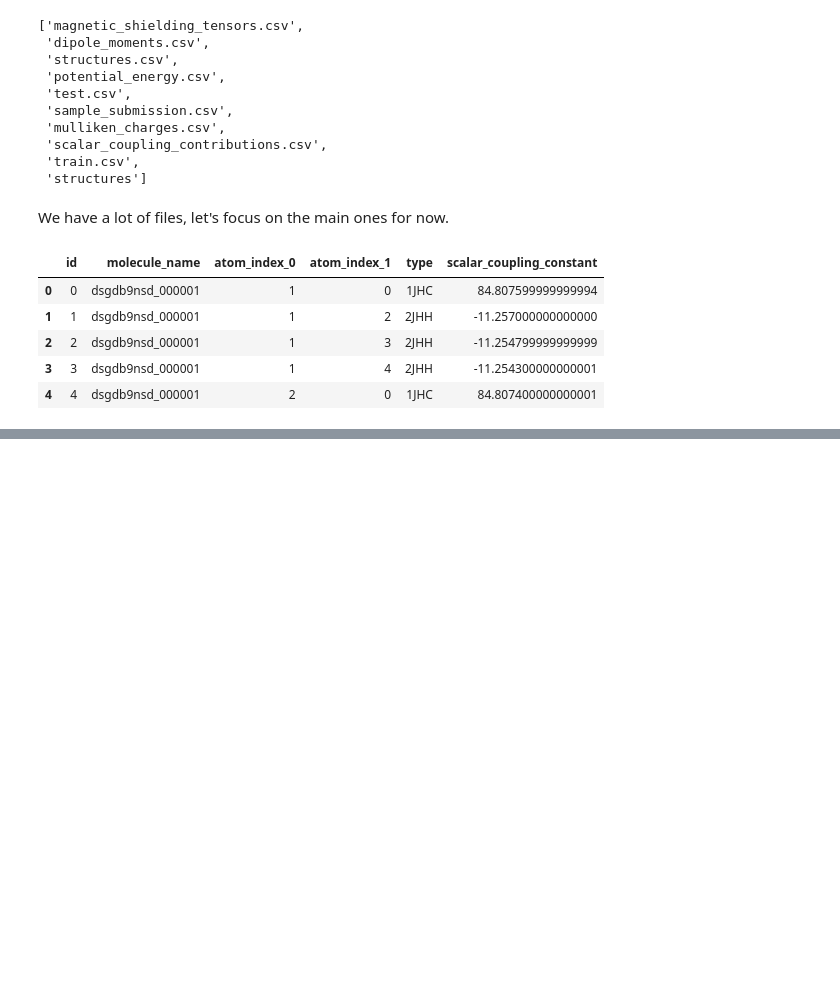
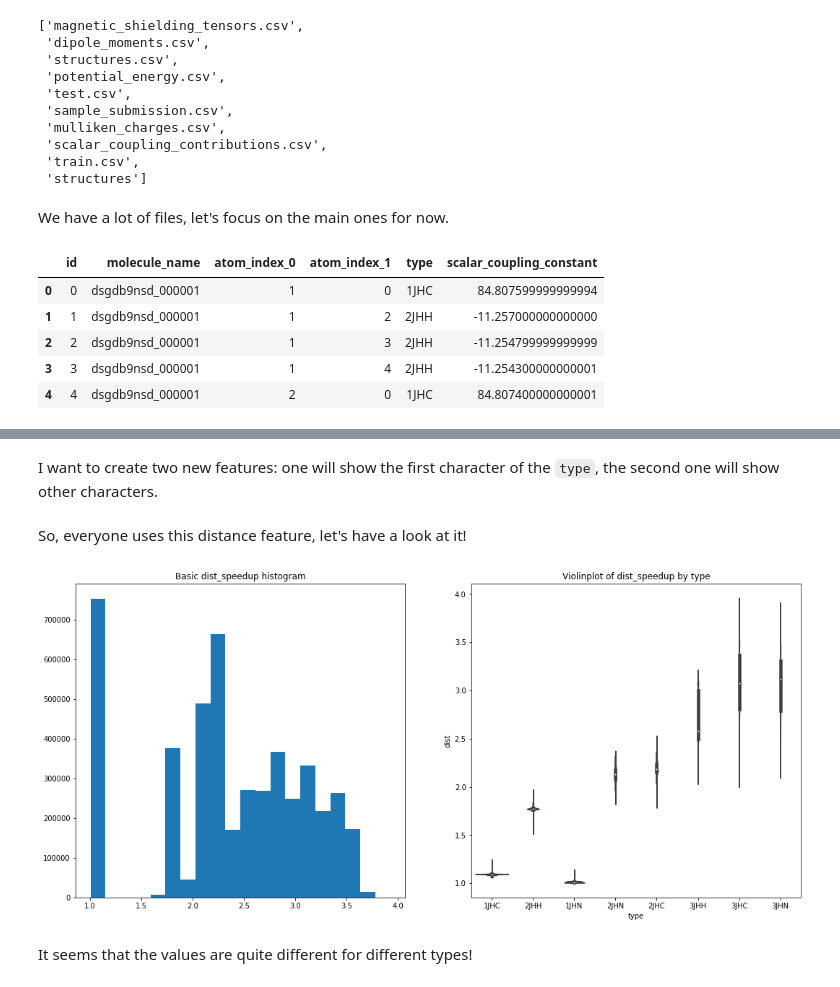
Before and after one commit to andcastillo/predictcc, a Jupyter notebook: python/prediction-example.ipynb, the cells around one changed output, grey strips where cells are left out. Cells and saved outputs as stored; diff of their text form; code cells hidden in the pictures; blank space fills up the shorter version.

```diff
--- a/python/prediction-example.ipynb
+++ b/python/prediction-example.ipynb
@@ -514,0 +651,53 @@ train.head()
+# %%
+def map_atom_info(df, atom_idx):
+    df = pd.merge(df, structures, how = 'left',
+                  left_on  = ['molecule_name', f'atom_index_{atom_idx}'],
+                  right_on = ['molecule_name',  'atom_index'])
+
+    df = df.drop('atom_index', axis=1)
+    df = df.rename(columns={'atom': f'atom_{atom_idx}',
+                            'x': f'x_{atom_idx}',
+                            'y': f'y_{atom_idx}',
+                            'z': f'z_{atom_idx}'})
+    return df
+
+train = map_atom_info(train, 0)
+train = map_atom_info(train, 1)
+
+test = map_atom_info(test, 0)
+test = map_atom_info(test, 1)
+# %%
+train_p_0 = train[['x_0', 'y_0', 'z_0']].values
+train_p_1 = train[['x_1', 'y_1', 'z_1']].values
+test_p_0 = test[['x_0', 'y_0', 'z_0']].values
+test_p_1 = test[['x_1', 'y_1', 'z_1']].values
+
+train['dist'] = np.linalg.norm(train_p_0 - train_p_1, axis=1)
+test['dist'] = np.linalg.norm(test_p_0 - test_p_1, axis=1)
+train['dist_x'] = (train['x_0'] - train['x_1']) ** 2
+test['dist_x'] = (test['x_0'] - test['x_1']) ** 2
+train['dist_y'] = (train['y_0'] - train['y_1']) ** 2
+test['dist_y'] = (test['y_0'] - test['y_1']) ** 2
+train['dist_z'] = (train['z_0'] - train['z_1']) ** 2
+test['dist_z'] = (test['z_0'] - test['z_1']) ** 2
+# %% [markdown]
+I want to create two new features: one will show the first character of the `type`, the second one will show other characters.
+# %%
+train['type_0'] = train['type'].apply(lambda x: x[0])
+test['type_0'] = test['type'].apply(lambda x: x[0])
+train['type_1'] = train['type'].apply(lambda x: x[1:])
+test['type_1'] = test['type'].apply(lambda x: x[1:])
+# %% [markdown]
+So, everyone uses this distance feature, let's have a look at it!
+# %%
+fig, ax = plt.subplots(figsize = (18, 8))
+plt.subplot(1, 2, 1);
+plt.hist(train['dist'], bins=20);
+plt.title('Basic dist_speedup histogram');
+plt.subplot(1, 2, 2);
+sns.violinplot(x='type', y='dist', data=train);
+plt.title('Violinplot of dist_speedup by type');
+# %% [output]
+[figure, added]
+# %% [markdown]
+It seems that the values are quite different for different types!
```
Also changed, not shown: parts of 27 cells of this notebook.
